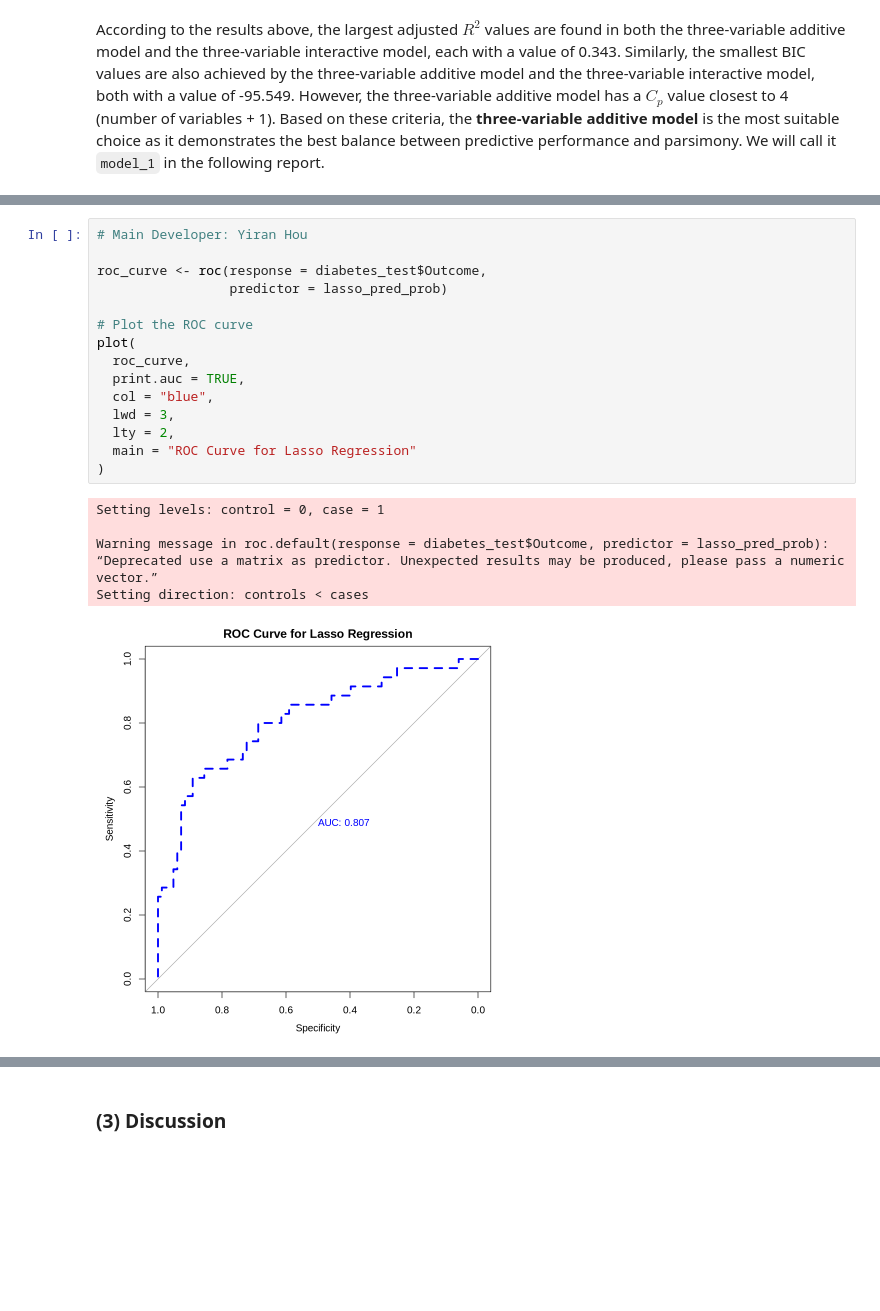
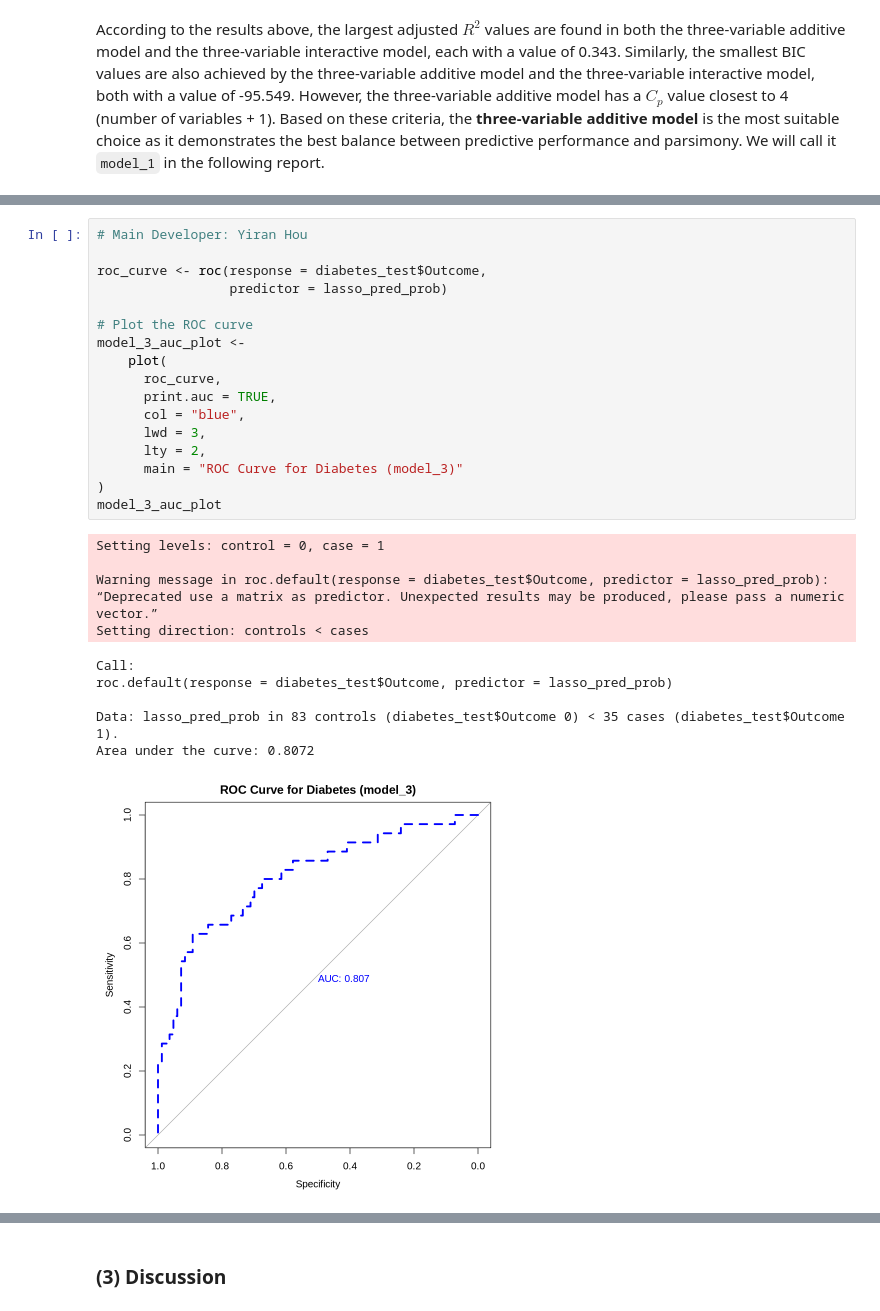
Before and after one commit to yoykyL/STAT301-Final-Report, a Jupyter notebook: Final_Report.ipynb, the cells around one changed output, grey strips where cells are left out. Cells and saved outputs as stored; diff of their text form; blank space fills up the shorter version.

```diff
--- a/Final_Report.ipynb
+++ b/Final_Report.ipynb
@@ -524,22 +582,29 @@ AUC (Lasso Regression): 0.8072289
 # %%
 # Main Developer: Yiran Hou
 
 roc_curve <- roc(response = diabetes_test$Outcome,
                  predictor = lasso_pred_prob)
 
 # Plot the ROC curve
-plot(
-  roc_curve,
-  print.auc = TRUE,
-  col = "blue",
-  lwd = 3,
-  lty = 2,
-  main = "ROC Curve for Lasso Regression"
+model_3_auc_plot <-
+    plot(
+      roc_curve,
+      print.auc = TRUE,
+      col = "blue",
+      lwd = 3,
+      lty = 2,
+      main = "ROC Curve for Diabetes (model_3)"
 )
+model_3_auc_plot
 # %% [output]
 Setting levels: control = 0, case = 1
 
 Warning message in roc.default(response = diabetes_test$Outcome, predictor = lasso_pred_prob):
 “Deprecated use a matrix as predictor. Unexpected results may be produced, please pass a numeric vector.”
 Setting direction: controls < cases
+Call:
+roc.default(response = diabetes_test$Outcome, predictor = lasso_pred_prob)
+
+Data: lasso_pred_prob in 83 controls (diabetes_test$Outcome 0) < 35 cases (diabetes_test$Outcome 1).
+Area under the curve: 0.8072
-[figure, old version]
+[figure, new version]
```
Also changed, not shown: parts of 27 cells of this notebook.
